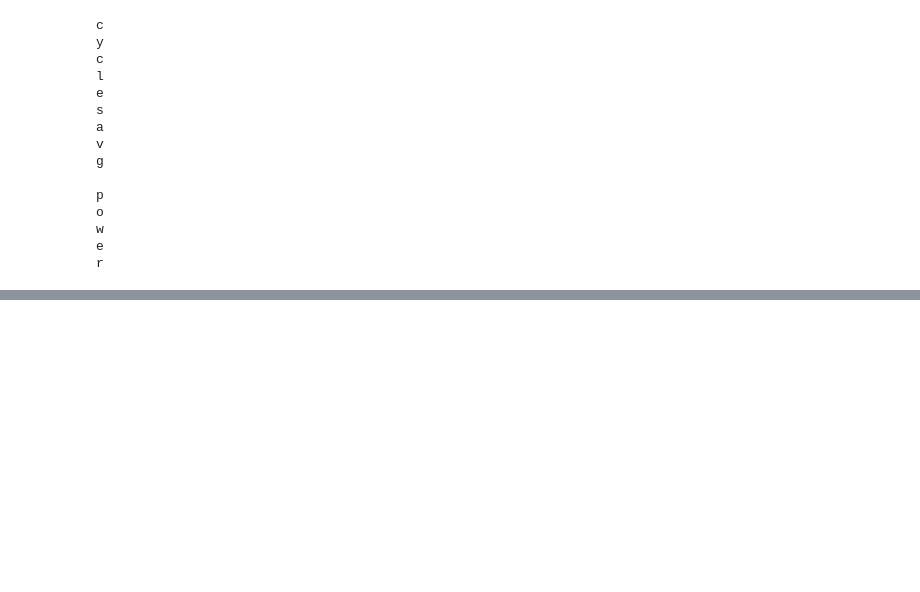
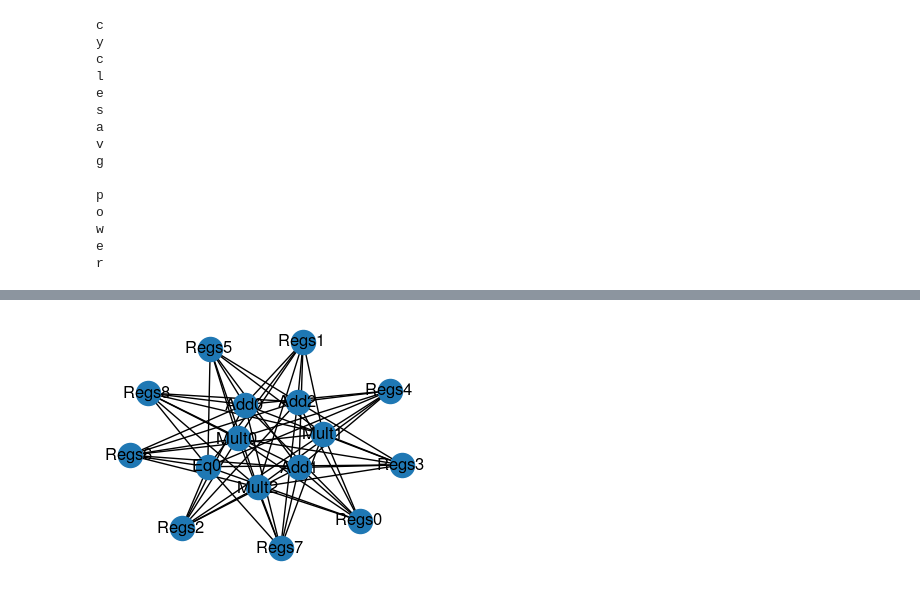
Before and after one commit to tathagatasrimani/codesign, a Jupyter notebook: src/vamshi_misc_tests.ipynb, the cells around one changed output, grey strips where cells are left out. Cells and saved outputs as stored; diff of their text form; code cells hidden in the pictures; blank space fills up the shorter version.

Commit message:
using networkx for graph repr, need to modify sim to use this representation and obey presence of edges

```diff
--- a/src/vamshi_misc_tests.ipynb
+++ b/src/vamshi_misc_tests.ipynb
@@ -1129,0 +1135,4 @@ r
+# %%
+hw = HardwareModel(cfg="aladdin_const")
+# %%
+hw_netlist = nx.Graph() # by default graph is undirected, which is fine for us.
@@ -1129,0 +1143,13 @@ r
+# %%
+for k, v in hw.hw_allocated.items():
+    for i in range(v):
+        hw_netlist.add_node((k + str(i)))
+    # print(f"k: {k}, v: {v}")
+for node in hw_netlist.nodes:
+    print(node)
+    if "Regs" in node: continue
+    for i in range(hw.hw_allocated["Regs"]):
+        hw_netlist.add_edge("Regs" + str(i), node)
+print(hw_netlist)
+print(list(hw_netlist.nodes))
+print(list(hw_netlist.edges))
@@ -1129,0 +1176,5 @@ r
+# %%
+nx.draw(hw_netlist, with_labels=True)
+plt.show()
+# %% [output]
+[figure, added]
```
Also changed, not shown: parts of 4 cells of this notebook, 1 other file.
